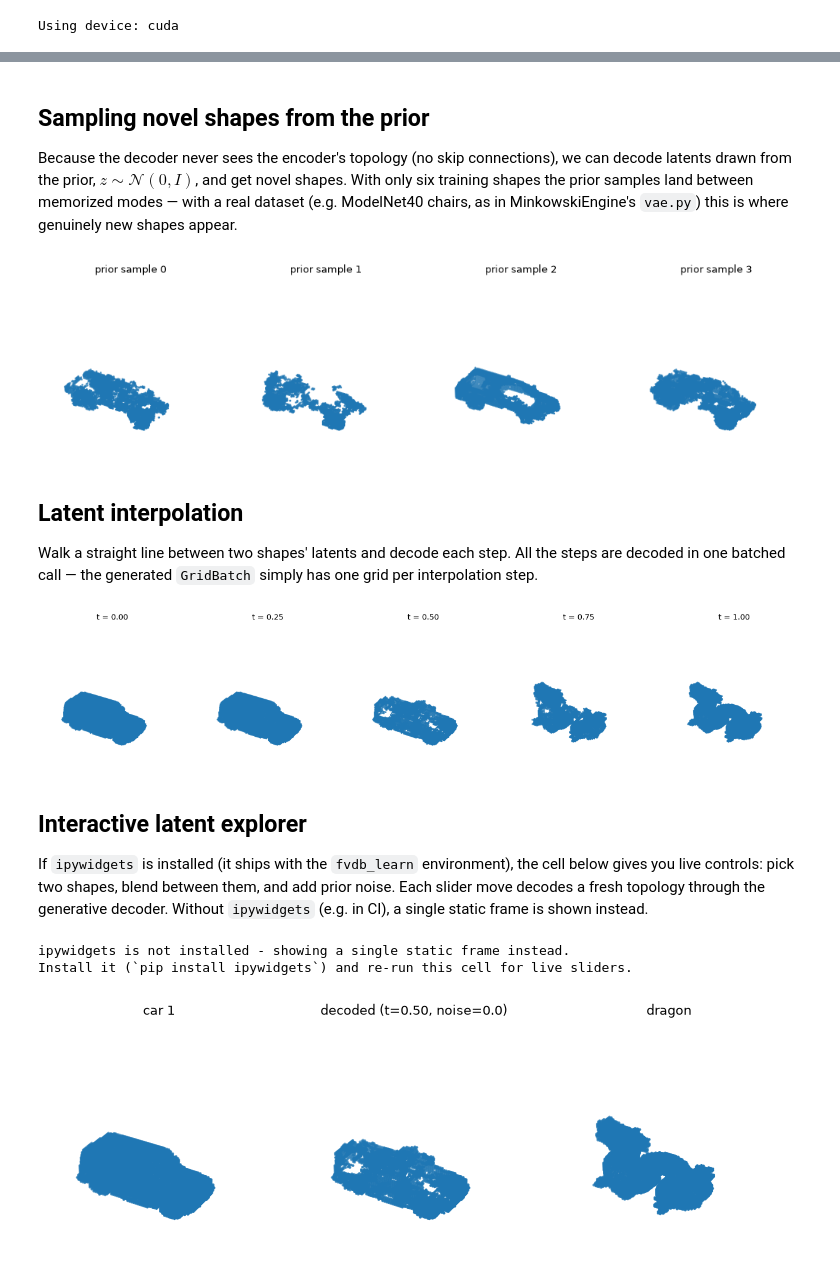
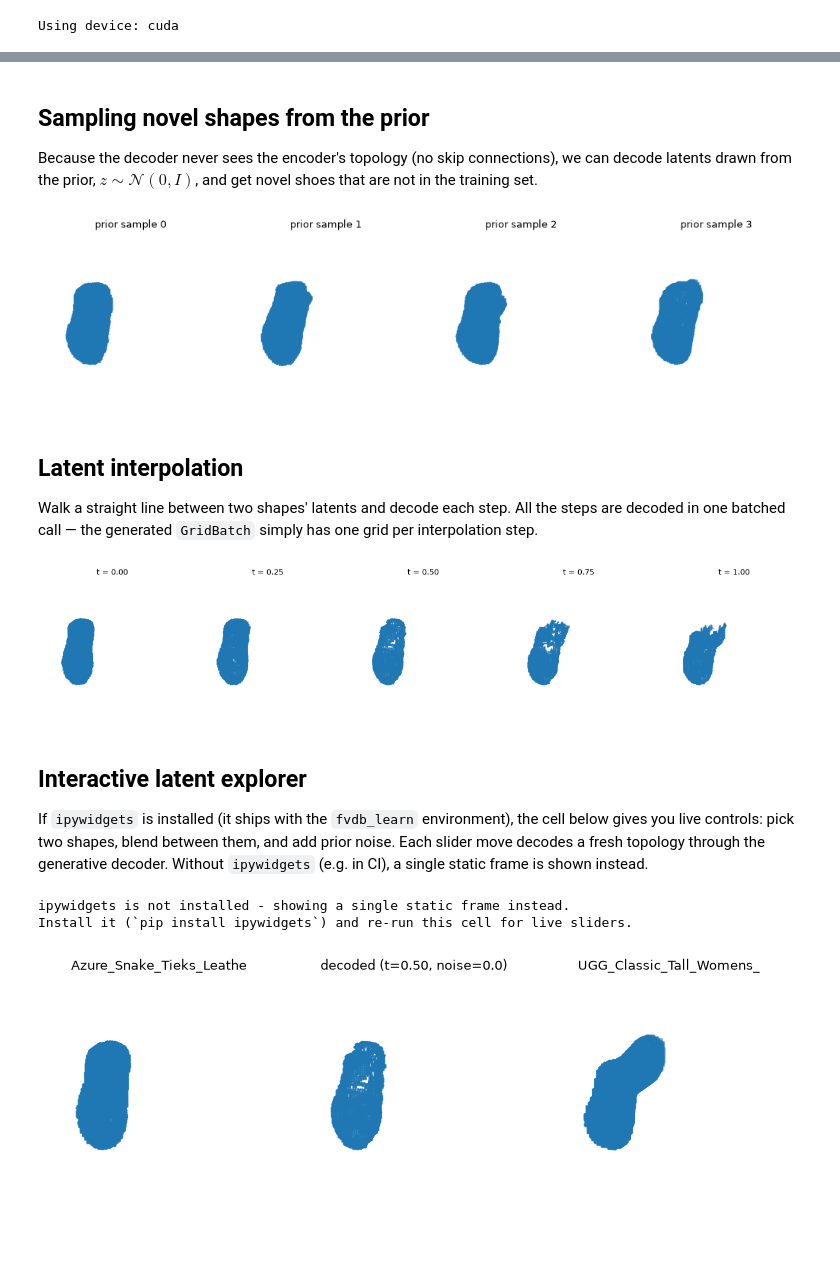
Before and after one commit to openvdb/fvdb-core, a Jupyter notebook: notebooks/04_shape_vae.ipynb, the cells around one changed output, grey strips where cells are left out. Drawn from its saved outputs; the diff is of its cells as text; code cells hidden in the pictures; blank space fills up the shorter version.

```diff
--- a/notebooks/04_shape_vae.ipynb
+++ b/notebooks/04_shape_vae.ipynb
@@ -58,6 +64,7 @@ def plot_grids(grids_and_titles, point_size=1.0, panel_size=2.6):
         if grid.num_voxels_at(b) > 0:
             pts = grid.voxel_to_world(grid.ijk.float())[b].jdata.cpu().numpy()
             ax.scatter(pts[:, 0], pts[:, 2], pts[:, 1], s=point_size)
+        ax.view_init(elev=12, azim=-75)
         ax.set_title(title, fontsize=9)
         ax.set_xlim(0, 1), ax.set_ylim(0, 1), ax.set_zlim(0, 1)
         ax.set_axis_off()
@@ -65,5 +72,5 @@ def plot_grids(grids_and_titles, point_size=1.0, panel_size=2.6):
     plt.show()
 
 
-plot_grids([(gt_grid, b, shape_names[b]) for b in range(gt_grid.grid_count)])
+plot_grids([(gt_grid, b, shape_names[b][:24]) for b in range(8)])
 # %% [output]
@@ -80,10 +92,16 @@ down-weighted KL term.
 # %%
 model = sv.ShapeVAE().to(device)
 optimizer = torch.optim.Adam(model.parameters(), lr=sv.LEARNING_RATE)
+gt_pyramid = sv.build_gt_pyramid(gt_grid)
 
 model.train()
 for iteration in tqdm.trange(sv.NUM_ITERATIONS, desc="training"):
-    logits, targets, _, _, mu, logvar = model(input_features, gt_grid, gt_pyramid)
+    idx = torch.randperm(gt_grid.grid_count)[: sv.BATCH_SIZE]
+    batch_gt = gt_grid[idx]
+    batch_pyramid = [level[idx] for level in gt_pyramid]
+    batch_features = batch_gt.jagged_like(torch.ones(batch_gt.total_voxels, 1, device=device))
+
+    logits, targets, _, _, mu, logvar = model(batch_features, batch_gt, batch_pyramid)
     loss, bce, kld = sv.vae_loss(logits, targets, mu, logvar)
     optimizer.zero_grad()
     loss.backward()
@@ -99,11 +118,14 @@ the voxels its classifiers predict.
 # %%
 model.eval()
 with torch.no_grad():
-    mu, _ = model.encoder(input_features, gt_grid)
-    _, _, _, recon_grid = model.decoder(mu, None)
-print(f"reconstruction IoU vs ground truth: {sv.grid_iou(recon_grid, gt_grid):.3f}")
+    all_features = gt_grid.jagged_like(torch.ones(gt_grid.total_voxels, 1, device=device))
+    mu, _ = model.encoder(all_features, gt_grid)
+
+    eval_gt = gt_grid[list(range(4))]
+    _, _, _, recon_grid = model.decoder(mu[:4], None)
+print(f"reconstruction IoU on 4 shapes: {sv.grid_iou(recon_grid, eval_gt):.3f}")
 
 plot_grids(
-    [(gt_grid, 4, "gt dragon"), (recon_grid, 4, "recon dragon"), (gt_grid, 0, "gt car 1"), (recon_grid, 0, "recon car 1")]
+    [(gt_grid, 0, "gt"), (recon_grid, 0, "recon"), (gt_grid, 1, "gt"), (recon_grid, 1, "recon")]
 )
 # %% [output]
@@ -113,9 +135,7 @@ reconstruction IoU vs ground truth: 0.999
 ## Sampling novel shapes from the prior
 
 Because the decoder never sees the encoder's topology (no skip connections), we can decode latents drawn
-from the prior, $z \sim \mathcal{N}(0, I)$, and get novel shapes. With only six training shapes the prior
-samples land between memorized modes — with a real dataset (e.g. ModelNet40 chairs, as in MinkowskiEngine's
-`vae.py`) this is where genuinely new shapes appear.
+from the prior, $z \sim \mathcal{N}(0, I)$, and get novel shoes that are not in the training set.
 # %%
 def decode_latents(z: torch.Tensor):
     """Decode a (batch, LATENT_DIM) tensor of latents into a GridBatch of generated topologies."""
@@ -128,7 +148,7 @@ z = torch.randn(4, sv.LATENT_DIM, device=device)
 samples = decode_latents(z)
 plot_grids([(samples, b, f"prior sample {b}") for b in range(samples.grid_count)])
 # %% [output]
-[figure, old version]
+[figure, new version]
 # %% [markdown]
 ## Latent interpolation
 
@@ -141,9 +161,15 @@ def interpolate(source: int, target: int, num_steps: int = 5):
     plot_grids([(grids, i, f"t = {t[i].item():.2f}") for i in range(num_steps)])
 
 
-interpolate(source=0, target=4)  # car 1 -> dragon
+def find_shape(substring: str) -> int:
+    return next(i for i, n in enumerate(shape_names) if substring in n)
+
+
+flat_idx = find_shape("Tieks")  # a ballet flat
+boot_idx = find_shape("UGG_Classic_Tall")  # a tall boot
+interpolate(source=flat_idx, target=boot_idx)
 # %% [output]
-[figure, old version]
+[figure, new version]
 # %% [markdown]
 ## Interactive latent explorer
 
@@ -154,32 +180,32 @@ instead.
 # %%
 def explore(source: int, target: int, t: float, noise: float):
     z = (1.0 - t) * mu[source] + t * mu[target] + noise * torch.randn(sv.LATENT_DIM, device=device)
     decoded = decode_latents(z.unsqueeze(0))
     plot_grids(
         [
-            (gt_grid, source, shape_names[source]),
+            (gt_grid, source, shape_names[source][:24]),
             (decoded, 0, f"decoded (t={t:.2f}, noise={noise:.1f})"),
-            (gt_grid, target, shape_names[target]),
+            (gt_grid, target, shape_names[target][:24]),
         ]
     )
 
 
 try:
     import ipywidgets
 
-    shape_options = [(name, i) for i, name in enumerate(shape_names)]
+    n = gt_grid.grid_count
     ipywidgets.interact(
         explore,
-        source=ipywidgets.Dropdown(options=shape_options, value=0, description="from"),
-        target=ipywidgets.Dropdown(options=shape_options, value=4, description="to"),
+        source=ipywidgets.IntSlider(min=0, max=n - 1, value=flat_idx, description="from"),
+        target=ipywidgets.IntSlider(min=0, max=n - 1, value=boot_idx, description="to"),
         t=ipywidgets.FloatSlider(min=0.0, max=1.0, step=0.05, value=0.5, description="blend"),
         noise=ipywidgets.FloatSlider(min=0.0, max=2.0, step=0.1, value=0.0, description="noise"),
     )
 except ImportError:
     print("ipywidgets is not installed - showing a single static frame instead.")
     print("Install it (`pip install ipywidgets`) and re-run this cell for live sliders.")
-    explore(source=0, target=4, t=0.5, noise=0.0)
+    explore(source=flat_idx, target=boot_idx, t=0.5, noise=0.0)
 # %% [output]
 ipywidgets is not installed - showing a single static frame instead.
 Install it (`pip install ipywidgets`) and re-run this cell for live sliders.
-[figure, old version]
+[figure, new version]
```
Also changed, not shown: parts of 8 cells of this notebook, 2 other files.
